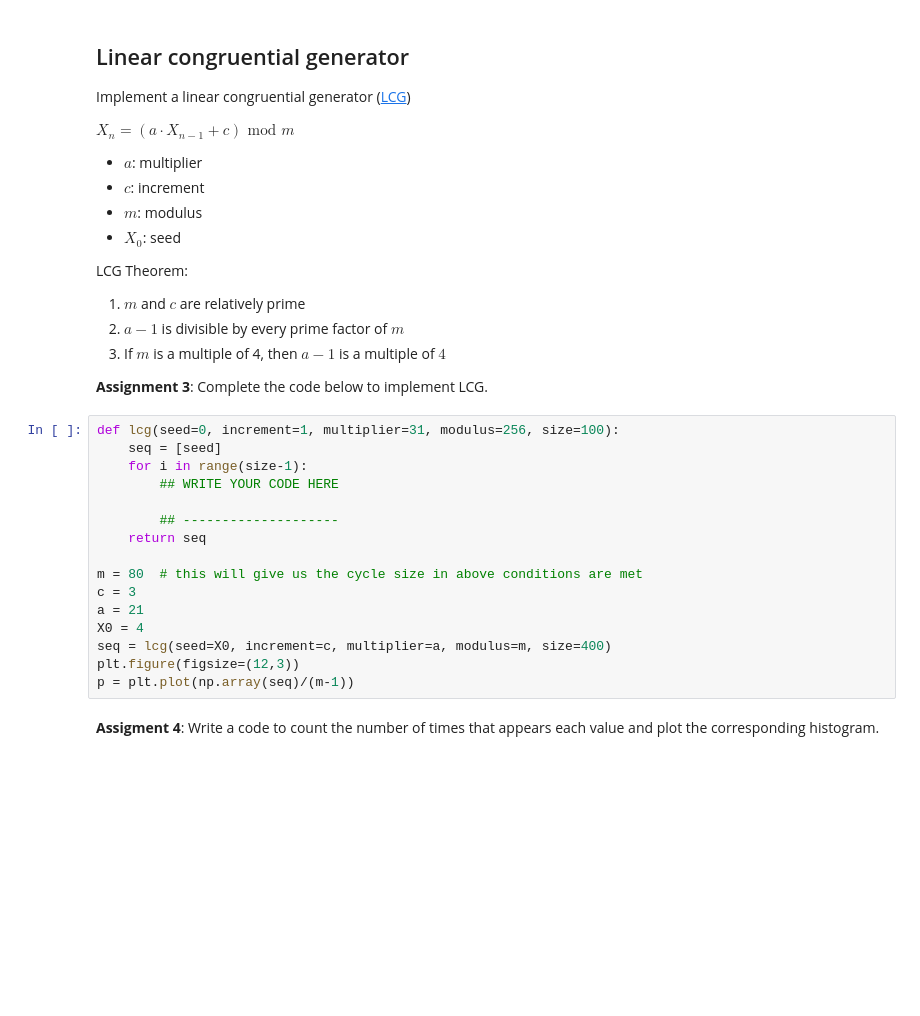
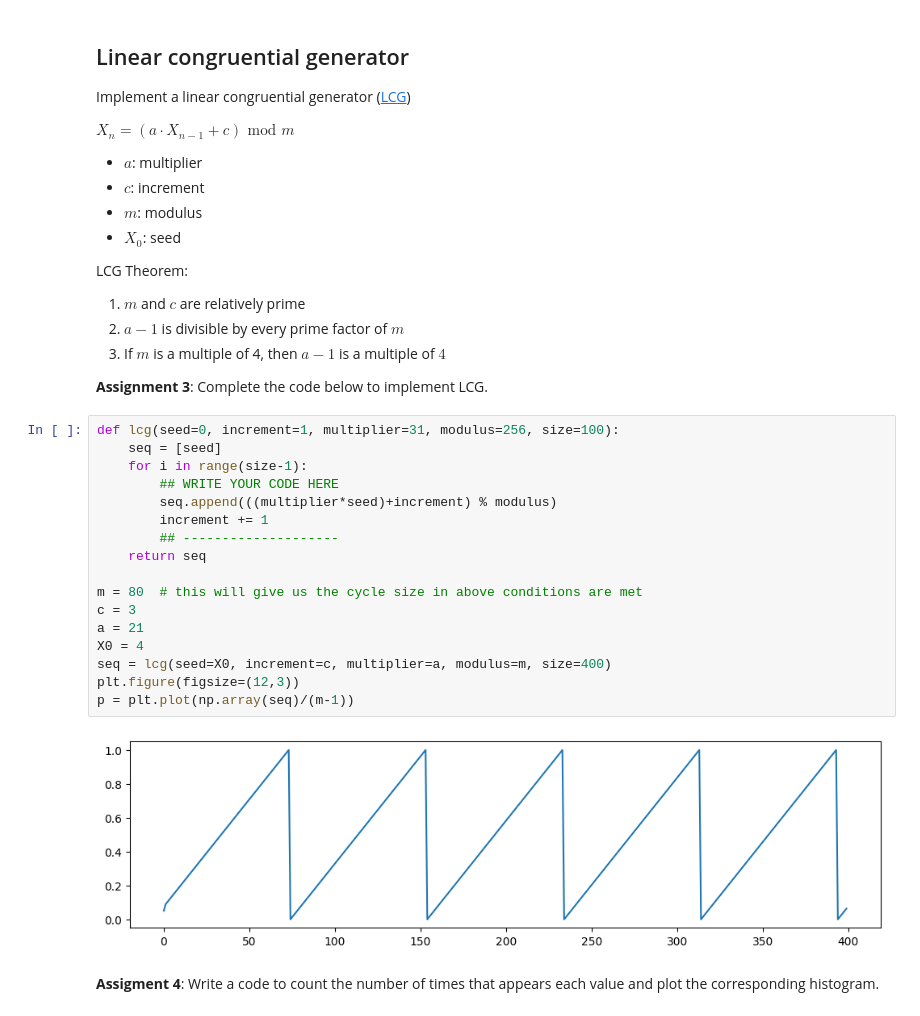
Before and after one commit to JossueJativa/Jupiter_notebook, a Jupyter notebook: MS2.ipynb, the cells around one changed output. Drawn from its saved outputs; the diff is of its cells as text; blank space fills up the shorter version.

```diff
--- a/MS2.ipynb
+++ b/MS2.ipynb
@@ -127,19 +130,22 @@ LCG Theorem:
 # %%
 def lcg(seed=0, increment=1, multiplier=31, modulus=256, size=100):
     seq = [seed]
     for i in range(size-1):
         ## WRITE YOUR CODE HERE
-
+        seq.append(((multiplier*seed)+increment) % modulus)
+        increment += 1
         ## --------------------
     return seq
 
 m = 80  # this will give us the cycle size in above conditions are met
 c = 3
 a = 21
 X0 = 4
 seq = lcg(seed=X0, increment=c, multiplier=a, modulus=m, size=400)
 plt.figure(figsize=(12,3))
 p = plt.plot(np.array(seq)/(m-1))
+# %% [output]
+[figure, added]
 # %% [markdown]
 **Assigment 4**: Write a code to count the number of times that appears each value and plot the corresponding histogram.
 # %%
```
Also changed, not shown: parts of 1 cell of this notebook.
